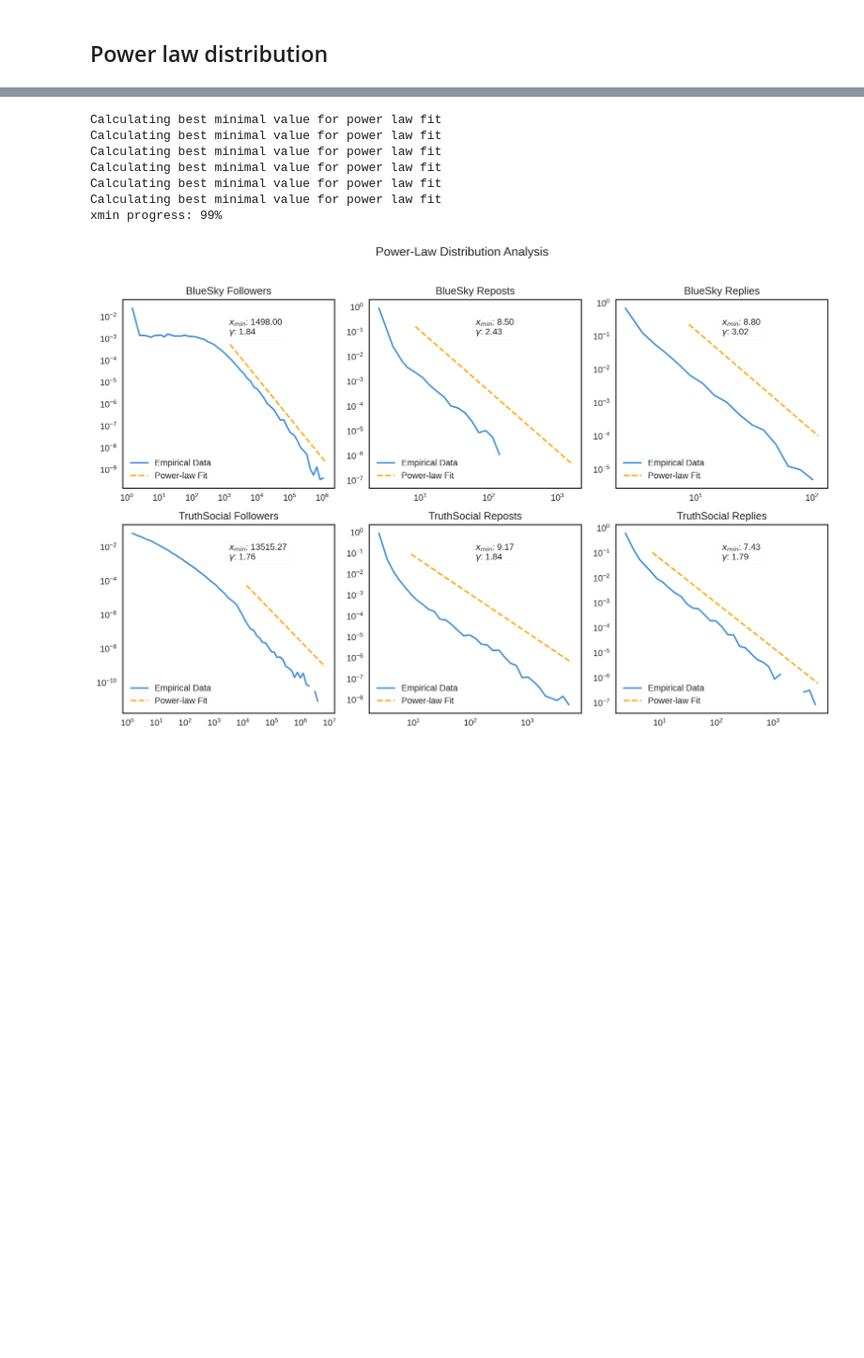
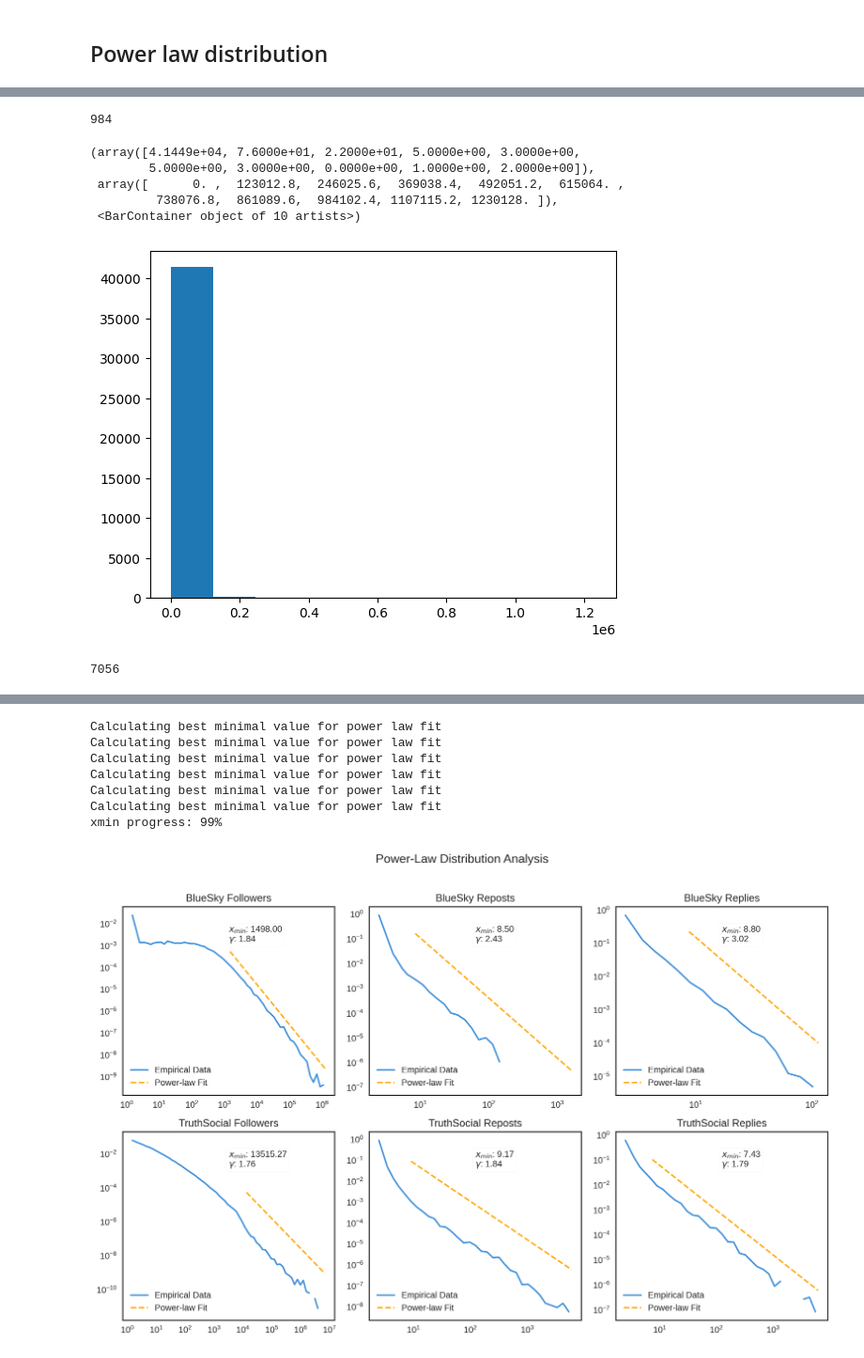
Before and after one commit to LiMaoUM/information-diffusion, a Jupyter notebook: src/analysis/analysis.ipynb, the cells around one changed output, grey strips where cells are left out. Shown at 94% size. Saved outputs shown, nothing was run; the diff lists cells and outputs as text; code cells hidden in the pictures; blank space fills up the shorter version.

```diff
--- a/src/analysis/analysis.ipynb
+++ b/src/analysis/analysis.ipynb
@@ -613,0 +664,16 @@ for post in tqdm(bsky_repost):
+# %%
+count
+# %% [output]
+984
+# %%
+bsky_follower_freq = [user.get('followersCount', 0 ) for user in bsky_author_info.values()]
+# %%
+import matplotlib.pyplot as plt
+plt.hist(bsky_follower_freq,bins=10)
+# %% [output]
+(array([4.1449e+04, 7.6000e+01, 2.2000e+01, 5.0000e+00, 3.0000e+00,
+        5.0000e+00, 3.0000e+00, 0.0000e+00, 1.0000e+00, 2.0000e+00]),
+ array([      0. ,  123012.8,  246025.6,  369038.4,  492051.2,  615064. ,
+         738076.8,  861089.6,  984102.4, 1107115.2, 1230128. ]),
+ <BarContainer object of 10 artists>)
+[figure, added]
@@ -614,3 +683,7 @@ for post in tqdm(bsky_repost):
+# %%
+len([v for  v in bsky_follower_freq if v < 100])
+# %% [output]
+7056
 # %%
 df_author_analysis = pd.DataFrame(author_analysis)
 # %%
```
Also changed, not shown: parts of 30 cells of this notebook, 27 other files.
